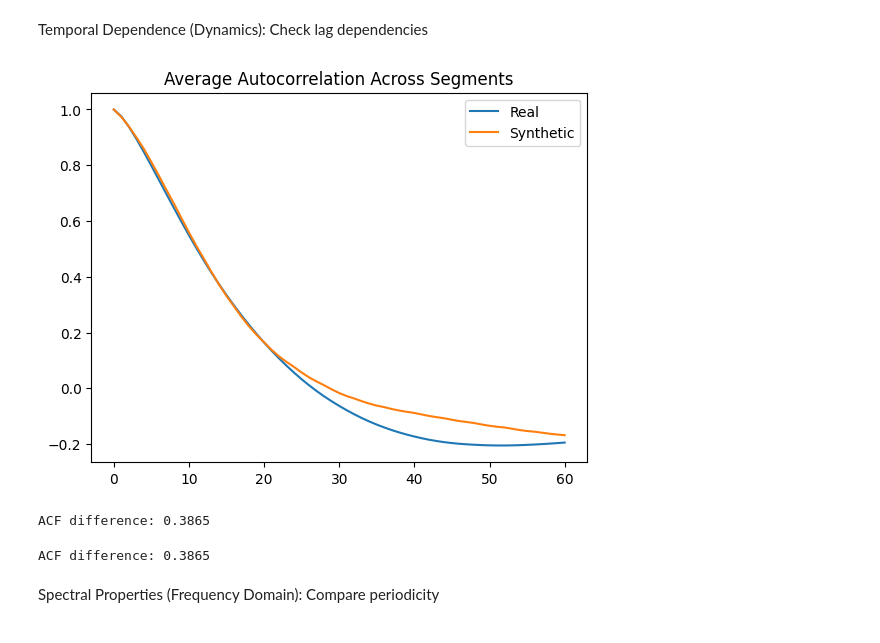
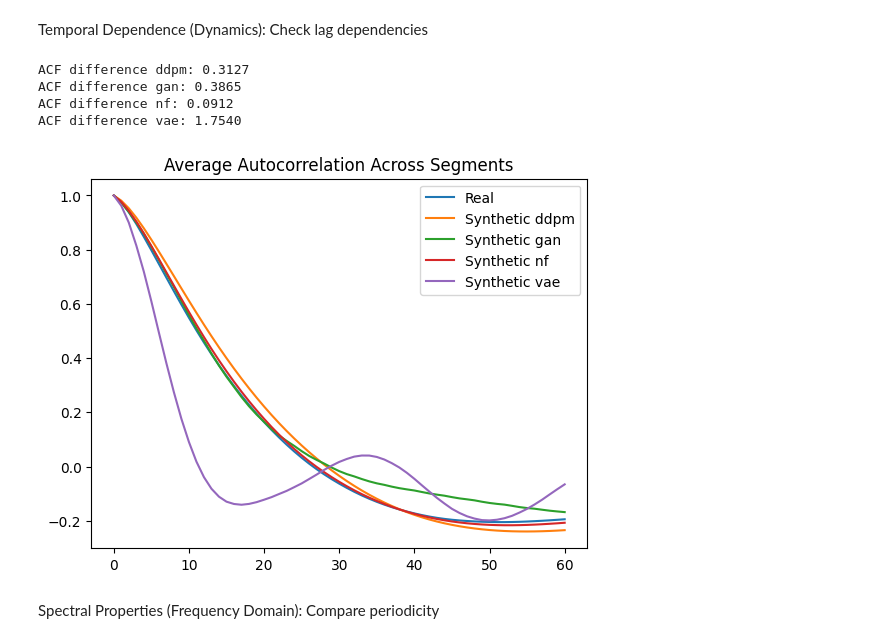
Before and after one commit to miro-4231/Synth_CGM, a Jupyter notebook: notebooks/data_analysis.ipynb, the cells around one changed output. Saved outputs shown, nothing was run; the diff lists cells and outputs as text; code cells hidden in the pictures.

```diff
--- a/notebooks/data_analysis.ipynb
+++ b/notebooks/data_analysis.ipynb
@@ -68,3 +68,9 @@ data.max()
+# %%
+Evaluation_results = {}
+
+Evaluation_results ["StatisticalFidelity"] = {}
+# %%
+X = np.concatenate([X_train, X_val])
 # %% [markdown]
 ## Statistical Fidelity
 # %% [markdown]
@@ -92,0 +109,12 @@ KS statistic = 0.0252, p-value = 0.0000
+# %%
+from scipy.stats import ks_2samp
+import numpy as np
+
+Evaluation_results ["StatisticalFidelity"]["KS_Test"] = {"Criterions" : ["ks_stat", "p_val"]}
+
+
+for model, data in generated_data.items():
+
+    ks_stat, p_val = ks_2samp(X_train.ravel(), data.ravel())
+    Evaluation_results ["StatisticalFidelity"]["KS_Test"][model] = [ks_stat, p_val]
+    print(f"KS statistic {model} = {ks_stat:.4f}, p-value = {p_val:.4f}")
@@ -94,7 +127,8 @@ KS statistic = 0.0252, p-value = 0.0000
 import matplotlib.pyplot as plt
 
 plt.hist(X_train.ravel(), bins=50, alpha=0.5, label="Real")
-plt.hist(data.ravel(), bins=50, alpha=0.5, label="Synthetic")
+for model, data in generated_data.items():
+    plt.hist(data.ravel(), bins=50, alpha=0.3, label=f"Synthetic {model}")
 plt.legend(); plt.title("Marginal Distribution of CGM Values")
 plt.show()
 # %% [output]
@@ -103,32 +137,35 @@ plt.show()
 Temporal Dependence (Dynamics): Check lag dependencies
 # %%
 from statsmodels.tsa.stattools import acf
+
+Evaluation_results ["StatisticalFidelity"]["TemporalDependence"] = {"Criterions" : ["acf_diff"]}
 
 def mean_acf(X, nlags=60):
     acfs = []
     for row in X:
         acfs.append(acf(row, nlags=nlags))
     return np.mean(acfs, axis=0)
 
 acf_real = mean_acf(X_train)
-acf_synth = mean_acf(data)
+plt.plot(acf_real, label="Real")
 
-plt.plot(acf_real, label="Real")
-plt.plot(acf_synth, label="Synthetic")
+for model, data in generated_data.items():
+    acf_synth = mean_acf(data)
+    acf_diff = np.linalg.norm(acf_real - acf_synth)
+    Evaluation_results ["StatisticalFidelity"]["TemporalDependence"][model] = [acf_diff]
+    print(f"ACF difference {model}: {acf_diff:.4f}")
+    plt.plot(acf_synth, label=f"Synthetic {model}")
+
+
+
 plt.legend(); plt.title("Average Autocorrelation Across Segments")
 plt.show()
-
-acf_diff = np.linalg.norm(acf_real - acf_synth)
-print(f"ACF difference: {acf_diff:.4f}")
 # %% [output]
+ACF difference ddpm: 0.3127
+ACF difference gan: 0.3865
+ACF difference nf: 0.0912
+ACF difference vae: 1.7540
-[figure, old version]
+[figure, new version]
-ACF difference: 0.3865
-# %%
-import numpy as np
-acf_diff = np.linalg.norm(acf_real - acf_synth)
-print(f"ACF difference: {acf_diff:.4f}")
-# %% [output]
-ACF difference: 0.3865
 # %% [markdown]
 Spectral Properties (Frequency Domain): Compare periodicity
 # %%
```
Also changed, not shown: parts of 11 cells of this notebook, 1 other file.
